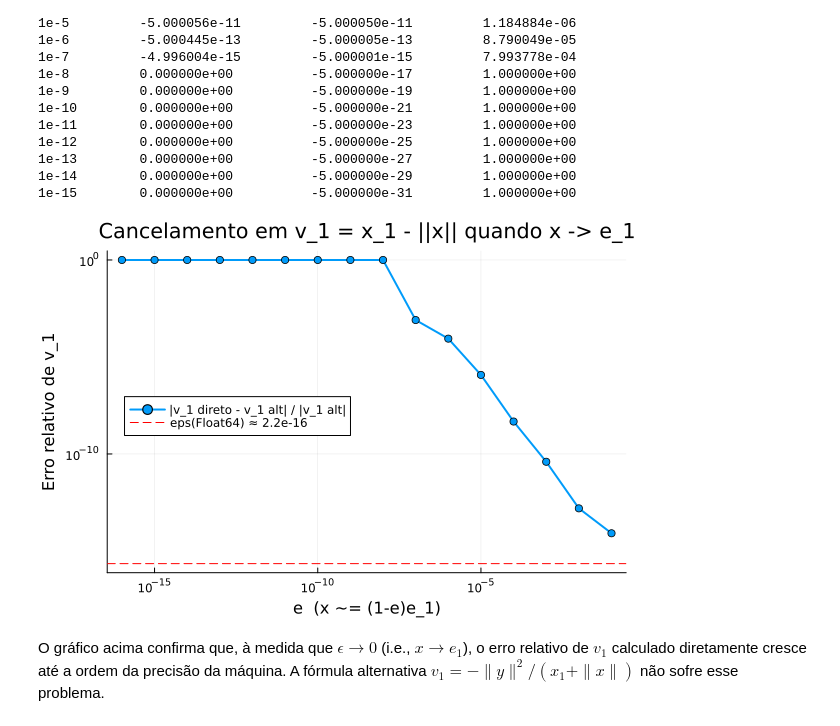
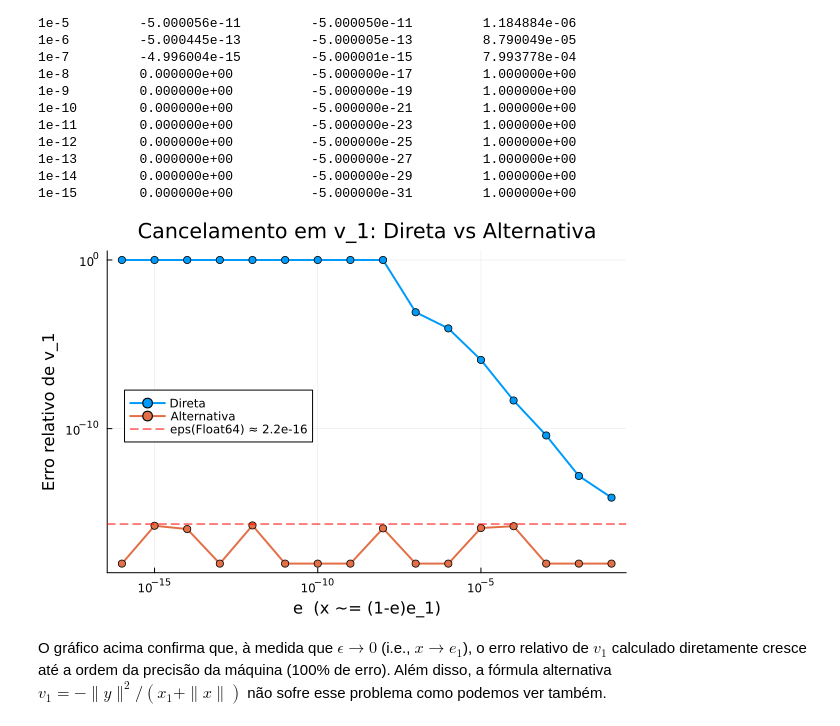
Before and after one commit to Jose-Pedro-Dresch/aln_pjt4_refletores, a Jupyter notebook: Projeto4_Questao1.ipynb, the cells around one changed output. Saved outputs shown, nothing was run; the diff lists cells and outputs as text; code cells hidden in the pictures.

```diff
--- a/Projeto4_Questao1.ipynb
+++ b/Projeto4_Questao1.ipynb
@@ -374,30 +374,44 @@ e             v_1 direto            v_1 alternativo       erro relativo
 # %%
 using Plots
 
-# Gráfico do erro relativo de v_1 em função de e
 epsilons = [10.0^(-k) for k in 1:16]
-erros = Float64[]
+erros_direto = Float64[]
+erros_alt = Float64[]
 
 for e in epsilons
     x    = [1 - e, e/sqrt(2), e/sqrt(2)]
     nrmx = norm(x)
+
     v1_direto = x[1] - nrmx
     nrmy2 = x[2]^2 + x[3]^2
     v1_alt    = -nrmy2 / (x[1] + nrmx)
-    push!(erros, abs(v1_direto - v1_alt) / abs(v1_alt))
+
+    x_big = BigFloat.(x)
+    v1_exato = x_big[1] - norm(x_big)
+
+    err_d = abs(v1_direto - Float64(v1_exato)) / abs(Float64(v1_exato))
+    err_a = abs(v1_alt - Float64(v1_exato)) / abs(Float64(v1_exato))
+
+    # max() evita que o erro seja exatamente 0.0 e quebre a escala log10
+    push!(erros_direto, max(err_d, 1e-18))
+    push!(erros_alt, max(err_a, 1e-18))
 end
 
-plot(epsilons, erros,
+plot(epsilons, erros_direto,
      xscale=:log10, yscale=:log10,
      xlabel="e  (x ~= (1-e)e_1)",
      ylabel="Erro relativo de v_1",
-     title="Cancelamento em v_1 = x_1 - ||x|| quando x -> e_1",
-     label="|v_1 direto - v_1 alt| / |v_1 alt|",
+     title="Cancelamento em v_1 (Direta vs Alternativa)",
+     label="Direta",
      marker=:circle, lw=2, legend=:left)
+
+plot!(epsilons, erros_alt,
+      label="Alternativa",
+      marker=:circle, lw=2)
 
 # Linha de referência: eps Float64
 hline!([eps(Float64)], linestyle=:dash, color=:red, label="eps(Float64) ≈ 2.2e-16")
 # %% [output]
-[figure, old version]
+[figure, new version]
 # %% [markdown]
-O gráfico acima confirma que, à medida que $\epsilon \to 0$ (i.e., $x \to e_1$), o erro relativo de $v_1$ calculado diretamente cresce até a ordem da precisão da máquina. A fórmula alternativa $v_1 = -\|y\|^2/(x_1 + \|x\|)$ não sofre esse problema.
+O gráfico acima confirma que, à medida que $\epsilon \to 0$ (i.e., $x \to e_1$), o erro relativo de $v_1$ calculado diretamente cresce até a ordem da precisão da máquina (100% de erro). Além disso, a fórmula alternativa $v_1 = -\|y\|^2/(x_1 + \|x\|)$ não sofre esse problema como podemos ver também.
```
